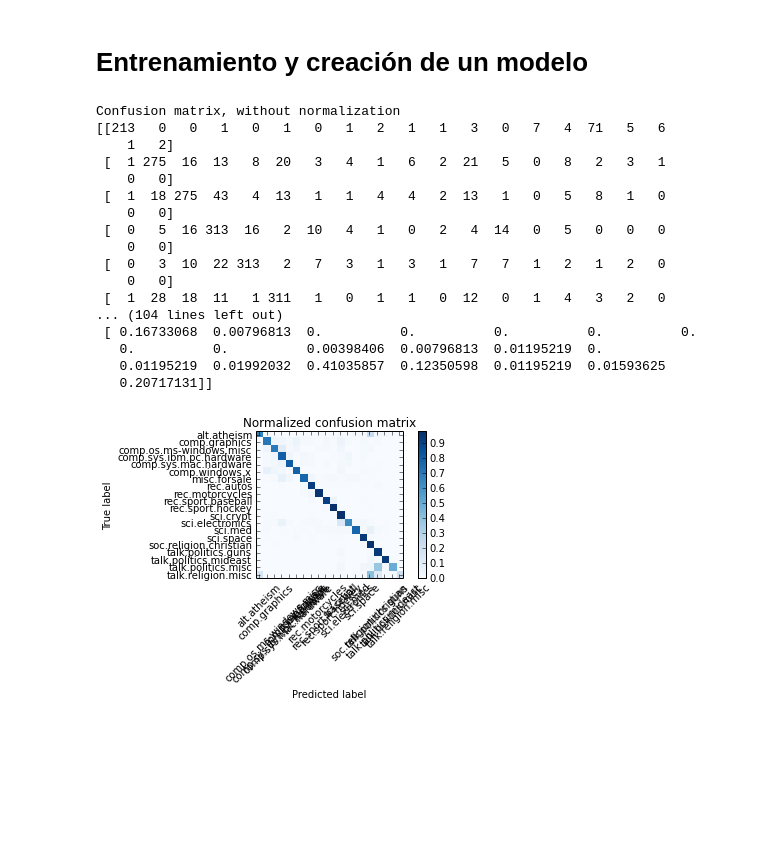
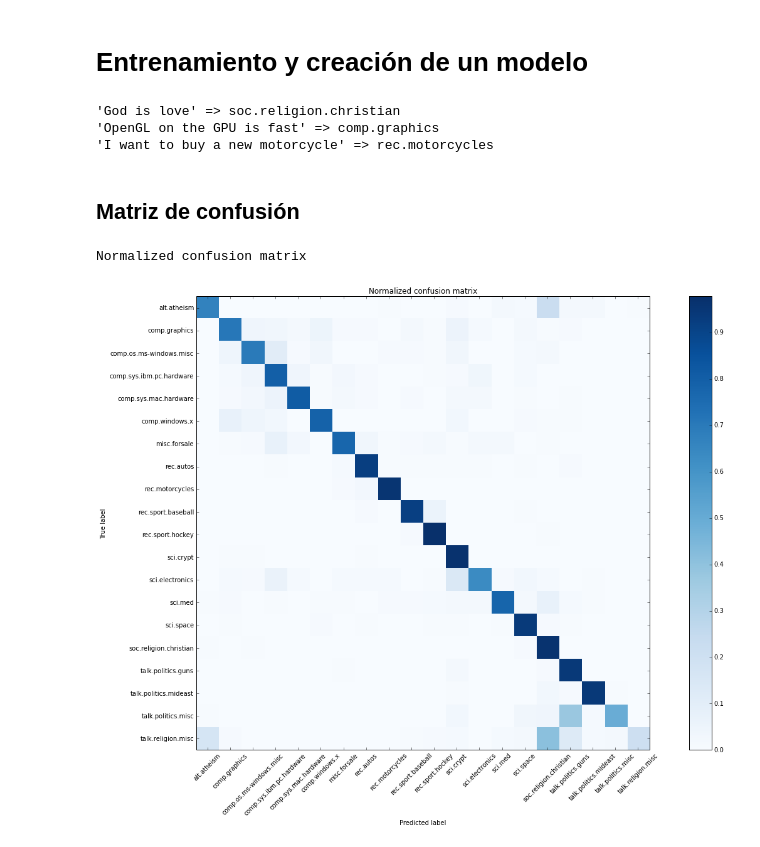
Before and after one commit to MarioPerezEsteso/Python-Machine-Learning, a Jupyter notebook: 20newsgroup/20newsgroup.ipynb, the cells around one changed output. Cells and saved outputs as stored; diff of their text form; code cells hidden in the pictures; blank space fills up the shorter version.

```diff
--- a/20newsgroup/20newsgroup.ipynb
+++ b/20newsgroup/20newsgroup.ipynb
@@ -142,13 +150,27 @@ from sklearn.naive_bayes import MultinomialNB
 clf = MultinomialNB().fit(X_train_tfidf, data_train.target)
 # %%
 docs_new = ['God is love', 'OpenGL on the GPU is fast', 'I want to buy a new motorcycle']
-X_new_counts = count_vect.transform(data_test.data)
+X_new_counts = count_vect.transform(docs_new)
 X_new_tfidf = tfidf_transformer.transform(X_new_counts)
 
 prediction = clf.predict(X_new_tfidf)
 
-#for doc, category in zip(docs_new, predicted):
-#    print('%r => %s' % (doc, data_train.target_names[category]))
+for doc, category in zip(docs_new, prediction):
+    print('%r => %s' % (doc, data_train.target_names[category]))
+# %% [output]
+'God is love' => soc.religion.christian
+'OpenGL on the GPU is fast' => comp.graphics
+'I want to buy a new motorcycle' => rec.motorcycles
+# %%
+X_new_counts = count_vect.transform(data_test.data)
+X_new_tfidf = tfidf_transformer.transform(X_new_counts)
+
+prediction = clf.predict(X_new_tfidf)
+
+#for doc, category in zip(docs_new, predicted):
+#    print('%r => %s' % (doc, data_train.target_names[category]))
+# %% [markdown]
+## Matriz de confusión
 # %%
 from sklearn.metrics import confusion_matrix
 cm = confusion_matrix(data_test.target, prediction)
@@ -164,34 +186,13 @@ def plot_confusion_matrix(cm, labels, title='Confusion matrix', cmap=plt.cm.Blue
     plt.ylabel('True label')
     plt.xlabel('Predicted label')
 # %%
-print('Confusion matrix, without normalization')
-print(cm)
-
-# Normalize the confusion matrix by row (i.e by the number of samples
-# in each class)
 cm_normalized = cm.astype('float') / cm.sum(axis=1)[:, np.newaxis]
 print('Normalized confusion matrix')
-print(cm_normalized)
-plt.figure()
+##print(cm_normalized)
+plt.figure(figsize=(18,12))
 plot_confusion_matrix(cm_normalized, data_train.target_names, title='Normalized confusion matrix')
 
 plt.show()
 # %% [output]
-Confusion matrix, without normalization
-[[213   0   0   1   0   1   0   1   2   1   1   3   0   7   4  71   5   6
-    1   2]
- [  1 275  16  13   8  20   3   4   1   6   2  21   5   0   8   2   3   1
-    0   0]
- [  1  18 275  43   4  13   1   1   4   4   2  13   1   0   5   8   1   0
-    0   0]
- [  0   5  16 313  16   2  10   4   1   0   2   4  14   0   5   0   0   0
-    0   0]
- [  0   3  10  22 313   2   7   3   1   3   1   7   7   1   2   1   2   0
-    0   0]
- [  1  28  18  11   1 311   1   0   1   1   0  12   0   1   4   3   2   0
-... (104 lines left out)
- [ 0.16733068  0.00796813  0.          0.          0.          0.          0.
-   0.          0.          0.00398406  0.00796813  0.01195219  0.
-   0.01195219  0.01992032  0.41035857  0.12350598  0.01195219  0.01593625
-   0.20717131]]
+Normalized confusion matrix
-[figure, old version]
+[figure, new version]
```
Also changed, not shown: parts of 4 cells of this notebook, 1 other file.
